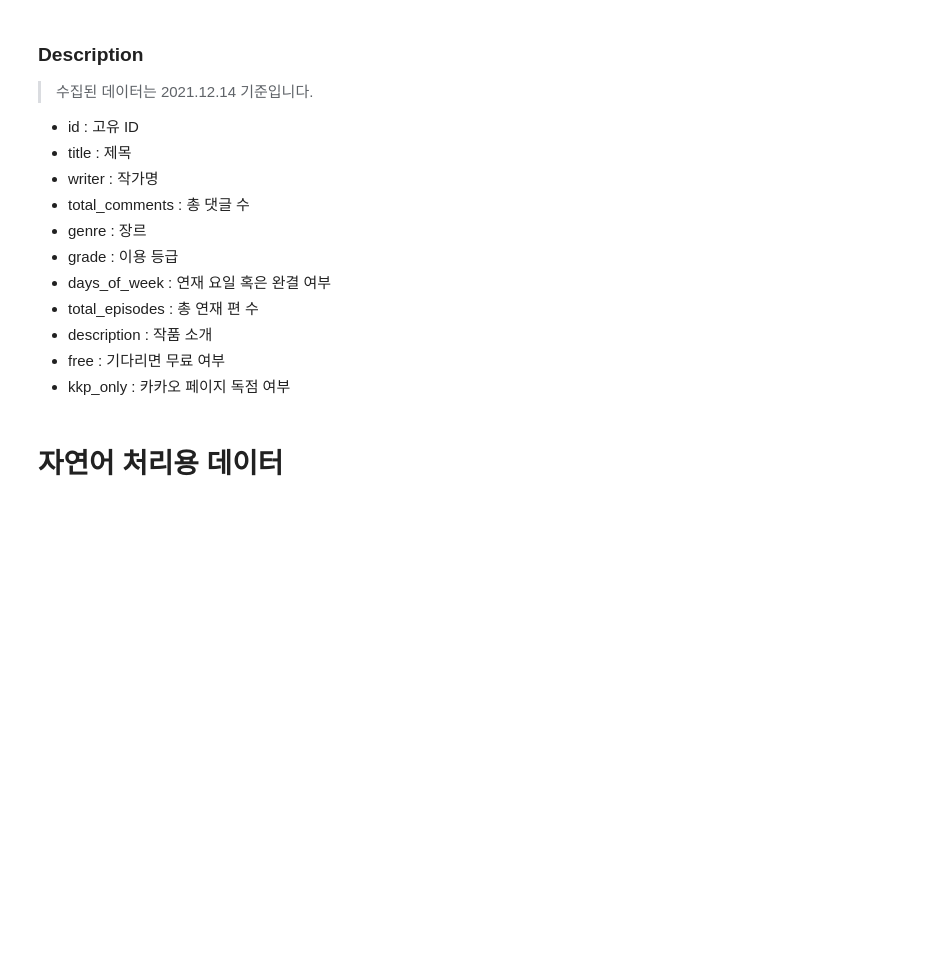
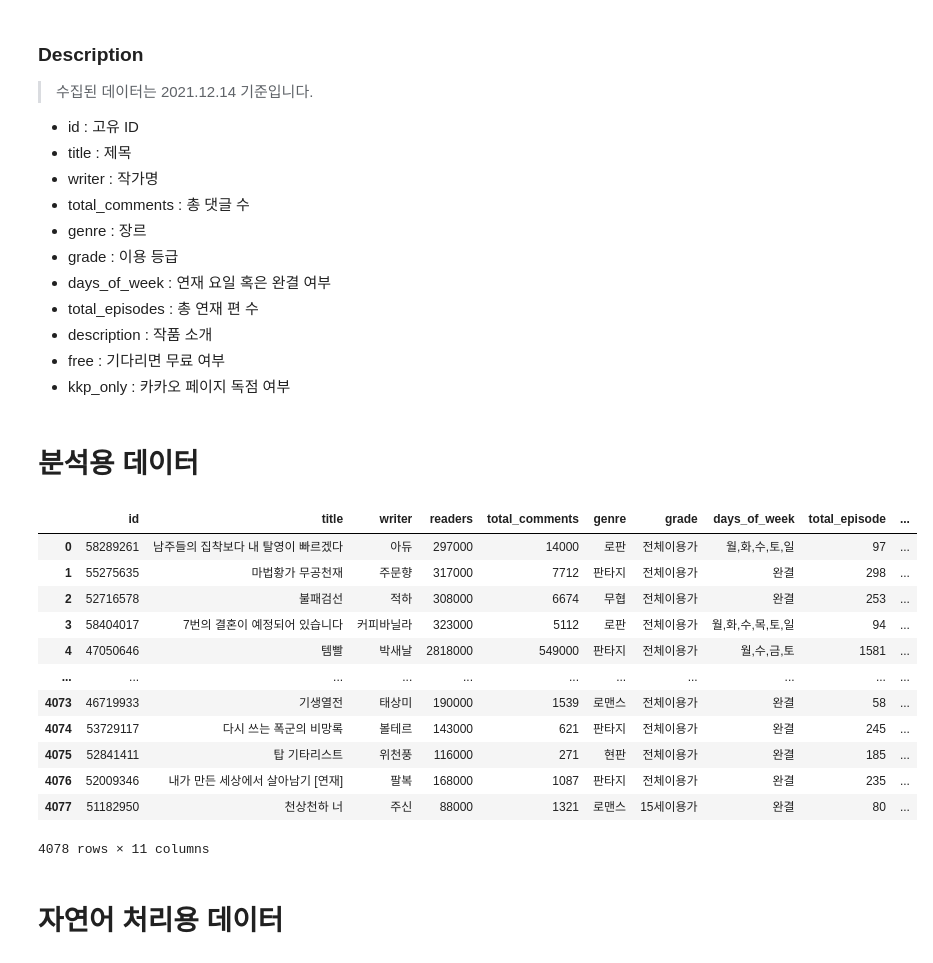
Before and after one commit to honeyd3wy/quill-helper, a Jupyter notebook: Data_Prerprocessing.ipynb, the cells around one changed output. Cells and saved outputs as stored; diff of their text form; code cells hidden in the pictures; blank space fills up the shorter version.

Commit message:
edit columns

```diff
--- a/Data_Prerprocessing.ipynb
+++ b/Data_Prerprocessing.ipynb
@@ -83,3 +83,23 @@ df.to_csv('kkp_info_preprocessing.tsv', index=False, sep='\t')
 - description : 작품 소개
 - free : 기다리면 무료 여부
 - kkp_only : 카카오 페이지 독점 여부
+# %% [markdown]
+# 분석용 데이터
+# %%
+df_eda = df[['id', 'title', 'writer', 'readers', 'total_comments', 'genre', 'grade', 'days_of_week', 'total_episode', 'free', 'kkp_only']]
+# %%
+df_eda
+# %% [output]
+|  | id | title | writer | readers | total_comments | genre | grade | days_of_week | total_episode | ... |
+| 0 | 58289261 | 남주들의 집착보다 내 탈영이 빠르겠다 | 아듀 | 297000 | 14000 | 로판 | 전체이용가 | 월,화,수,토,일 | 97 | ... |
+| 1 | 55275635 | 마법황가 무공천재 | 주문향 | 317000 | 7712 | 판타지 | 전체이용가 | 완결 | 298 | ... |
+| 2 | 52716578 | 불패검선 | 적하 | 308000 | 6674 | 무협 | 전체이용가 | 완결 | 253 | ... |
+| 3 | 58404017 | 7번의 결혼이 예정되어 있습니다 | 커피바닐라 | 323000 | 5112 | 로판 | 전체이용가 | 월,화,수,목,토,일 | 94 | ... |
+| 4 | 47050646 | 템빨 | 박새날 | 2818000 | 549000 | 판타지 | 전체이용가 | 월,수,금,토 | 1581 | ... |
+| ... | ... | ... | ... | ... | ... | ... | ... | ... | ... | ... |
+| 4073 | 46719933 | 기생열전 | 태상미 | 190000 | 1539 | 로맨스 | 전체이용가 | 완결 | 58 | ... |
+| 4074 | 53729117 | 다시 쓰는 폭군의 비망록 | 볼테르 | 143000 | 621 | 판타지 | 전체이용가 | 완결 | 245 | ... |
+| 4075 | 52841411 | 탑 기타리스트 | 위천풍 | 116000 | 271 | 현판 | 전체이용가 | 완결 | 185 | ... |
+| 4076 | 52009346 | 내가 만든 세상에서 살아남기 [연재] | 팔복 | 168000 | 1087 | 판타지 | 전체이용가 | 완결 | 235 | ... |
+| 4077 | 51182950 | 천상천하 너 | 주신 | 88000 | 1321 | 로맨스 | 15세이용가 | 완결 | 80 | ... |
+4078 rows × 11 columns
```
Also changed, not shown: parts of 6 cells of this notebook.
